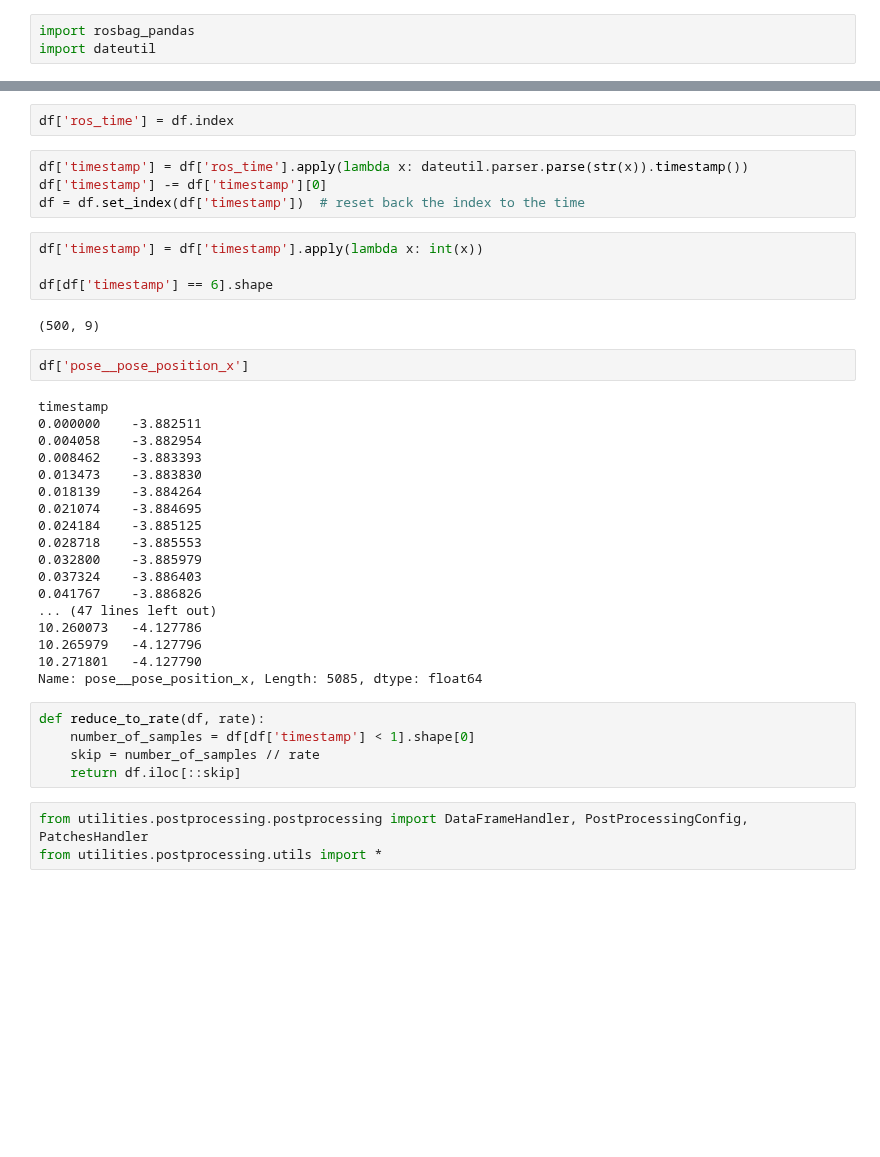
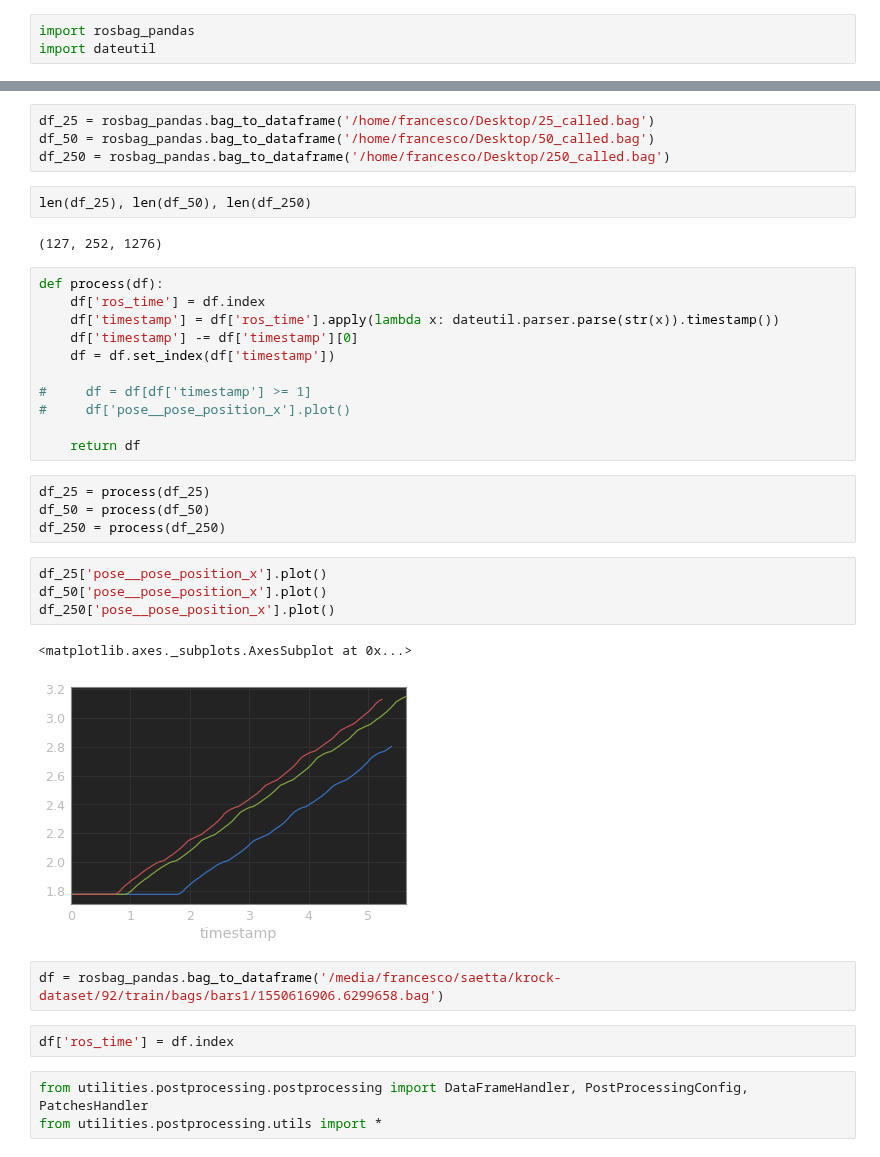
Before and after one commit to FrancescoSaverioZuppichini/Master-Thesis, a Jupyter notebook: core/Untitled.ipynb, the cells around one changed output, grey strips where cells are left out. Drawn from its saved outputs; the diff is of its cells as text; blank space fills up the shorter version.

```diff
--- a/core/Untitled.ipynb
+++ b/core/Untitled.ipynb
@@ -11,40 +39,37 @@ df = rosbag_pandas.bag_to_dataframe('/home/francesco/Desktop/1555683631.4240751.
+# %%
+df_25 = rosbag_pandas.bag_to_dataframe('/home/francesco/Desktop/25_called.bag')
+df_50 = rosbag_pandas.bag_to_dataframe('/home/francesco/Desktop/50_called.bag')
+df_250 = rosbag_pandas.bag_to_dataframe('/home/francesco/Desktop/250_called.bag')
+# %%
+len(df_25), len(df_50), len(df_250)
+# %% [output]
+(127, 252, 1276)
+# %%
+def process(df):
+    df['ros_time'] = df.index
+    df['timestamp'] = df['ros_time'].apply(lambda x: dateutil.parser.parse(str(x)).timestamp())
+    df['timestamp'] -= df['timestamp'][0]
+    df = df.set_index(df['timestamp'])
+
+#     df = df[df['timestamp'] >= 1]
+#     df['pose__pose_position_x'].plot()
+
+    return df
+# %%
+df_25 = process(df_25)
+df_50 = process(df_50)
+df_250 = process(df_250)
+# %%
+df_25['pose__pose_position_x'].plot()
+df_50['pose__pose_position_x'].plot()
+df_250['pose__pose_position_x'].plot()
+# %% [output]
+<matplotlib.axes._subplots.AxesSubplot at 0x...>
+[figure, added]
+# %%
+df = rosbag_pandas.bag_to_dataframe('/media/francesco/saetta/krock-dataset/92/train/bags/bars1/1550616906.6299658.bag')
 # %%
 df['ros_time'] = df.index
-# %%
-df['timestamp'] = df['ros_time'].apply(lambda x: dateutil.parser.parse(str(x)).timestamp())
-df['timestamp'] -= df['timestamp'][0]
-df = df.set_index(df['timestamp'])  # reset back the index to the time
-# %%
-df['timestamp'] = df['timestamp'].apply(lambda x: int(x))
-
-df[df['timestamp'] == 6].shape
-# %% [output]
-(500, 9)
-# %%
-df['pose__pose_position_x']
-# %% [output]
-timestamp
-0.000000    -3.882511
-0.004058    -3.882954
-0.008462    -3.883393
-0.013473    -3.883830
-0.018139    -3.884264
-0.021074    -3.884695
-0.024184    -3.885125
-0.028718    -3.885553
-0.032800    -3.885979
-0.037324    -3.886403
-0.041767    -3.886826
-... (47 lines left out)
-10.260073   -4.127786
-10.265979   -4.127796
-10.271801   -4.127790
-Name: pose__pose_position_x, Length: 5085, dtype: float64
-# %%
-def reduce_to_rate(df, rate):
-    number_of_samples = df[df['timestamp'] < 1].shape[0]
-    skip = number_of_samples // rate
-    return df.iloc[::skip]
 # %%
 from utilities.postprocessing.postprocessing import DataFrameHandler, PostProcessingConfig, PatchesHandler
 from utilities.postprocessing.utils import *
```
Also changed, not shown: parts of 10 cells of this notebook, 10 other files.
